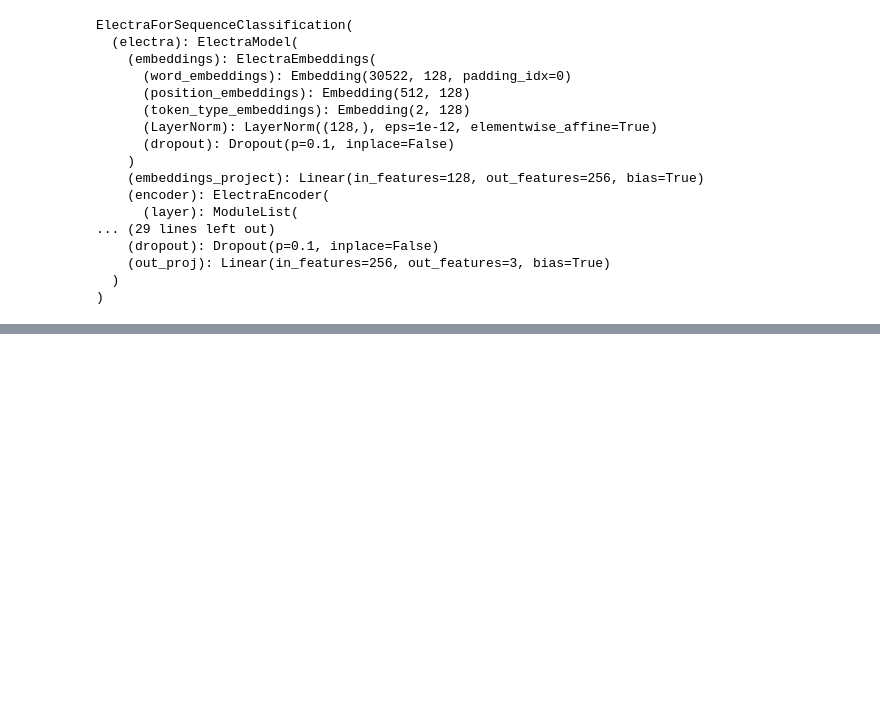
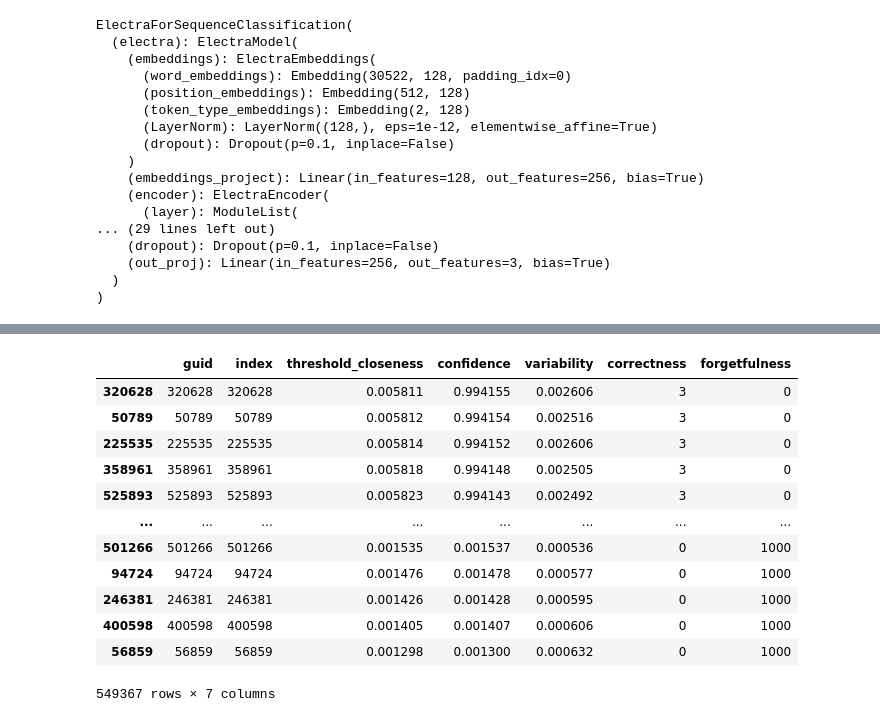
Before and after one commit to veluribharath/nlp-final, a Jupyter notebook: Explore Model Output.ipynb, the cells around one changed output, grey strips where cells are left out. Saved outputs shown, nothing was run; the diff lists cells and outputs as text; code cells hidden in the pictures; blank space fills up the shorter version.

```diff
--- a/Explore Model Output.ipynb
+++ b/Explore Model Output.ipynb
@@ -205,0 +515,2 @@ ElectraForSequenceClassification(
+# %%
+td_metrics = pd.read_json('/Users/velurib/Documents/MyDocuments/Masters/NLP/final/trained_model_nli_b256/td_metrics.jsonl',lines=True)
@@ -205,0 +572,16 @@ ElectraForSequenceClassification(
+# %%
+td_metrics.sort_values(by=['confidence','correctness'],ascending=False)
+# %% [output]
+|  | guid | index | threshold_closeness | confidence | variability | correctness | forgetfulness |
+| 320628 | 320628 | 320628 | 0.005811 | 0.994155 | 0.002606 | 3 | 0 |
+| 50789 | 50789 | 50789 | 0.005812 | 0.994154 | 0.002516 | 3 | 0 |
+| 225535 | 225535 | 225535 | 0.005814 | 0.994152 | 0.002606 | 3 | 0 |
+| 358961 | 358961 | 358961 | 0.005818 | 0.994148 | 0.002505 | 3 | 0 |
+| 525893 | 525893 | 525893 | 0.005823 | 0.994143 | 0.002492 | 3 | 0 |
+| ... | ... | ... | ... | ... | ... | ... | ... |
+| 501266 | 501266 | 501266 | 0.001535 | 0.001537 | 0.000536 | 0 | 1000 |
+| 94724 | 94724 | 94724 | 0.001476 | 0.001478 | 0.000577 | 0 | 1000 |
+| 246381 | 246381 | 246381 | 0.001426 | 0.001428 | 0.000595 | 0 | 1000 |
+| 400598 | 400598 | 400598 | 0.001405 | 0.001407 | 0.000606 | 0 | 1000 |
+| 56859 | 56859 | 56859 | 0.001298 | 0.001300 | 0.000632 | 0 | 1000 |
+549367 rows × 7 columns
```
Also changed, not shown: parts of 87 cells of this notebook, 4 other files.
